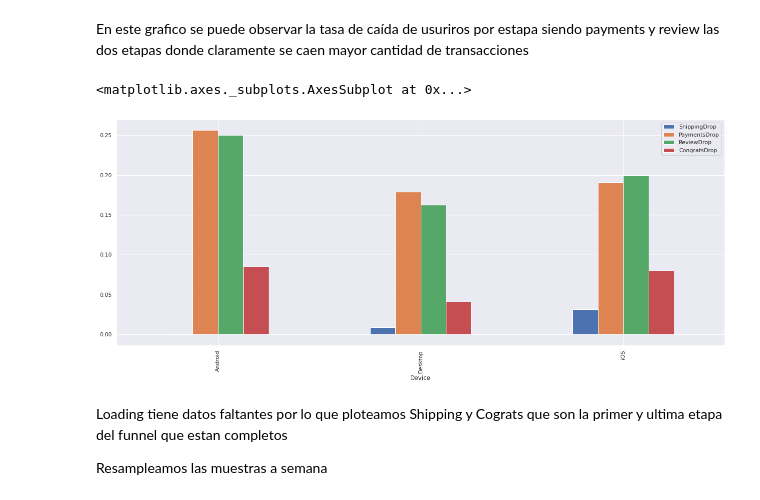
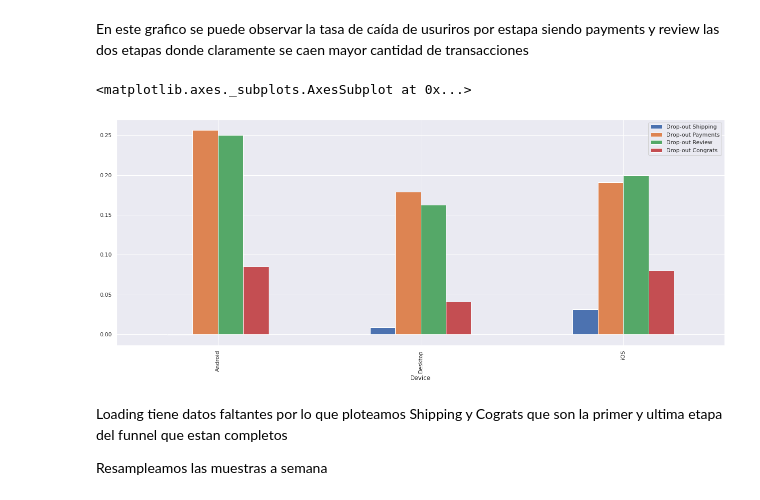
Before and after one commit to feliperichard/Mentoria, a Jupyter notebook: TP1_Analisis_y_Visualizacion/Tp1_analisis_y_visualizacion_Grupo_2.ipynb, the cells around one changed output. Drawn from its saved outputs; the diff is of its cells as text; code cells hidden in the pictures.

```diff
--- a/TP1_Analisis_y_Visualizacion/Tp1_analisis_y_visualizacion_Grupo_2.ipynb
+++ b/TP1_Analisis_y_Visualizacion/Tp1_analisis_y_visualizacion_Grupo_2.ipynb
@@ -374,11 +407,11 @@ Conv[Cols_Plot].plot(kind="bar")
 # %% [markdown]
 En este grafico se puede observar la tasa de caída de usuriros por estapa siendo payments y review las dos etapas donde claramente se caen mayor cantidad de transacciones
-# %%
-Cols_Plot = ["ShippingDrop","PaymentsDrop","ReviewDrop","CongratsDrop"]
-Conv[Cols_Plot].plot(kind="bar")
-# %% [output]
-<matplotlib.axes._subplots.AxesSubplot at 0x...>
-[figure, removed]
+# %%
+Cols_Plot = ["Drop-out Shipping","Drop-out Payments","Drop-out Review","Drop-out Congrats"]
+Conv[Cols_Plot].plot(kind="bar")
+# %% [output]
+<matplotlib.axes._subplots.AxesSubplot at 0x...>
+[figure, added]
 # %% [markdown]
 Loading tiene datos faltantes por lo que ploteamos Shipping y Cograts que son la primer y ultima etapa del funnel que estan completos
 
```
Also changed, not shown: parts of 12 cells of this notebook.
